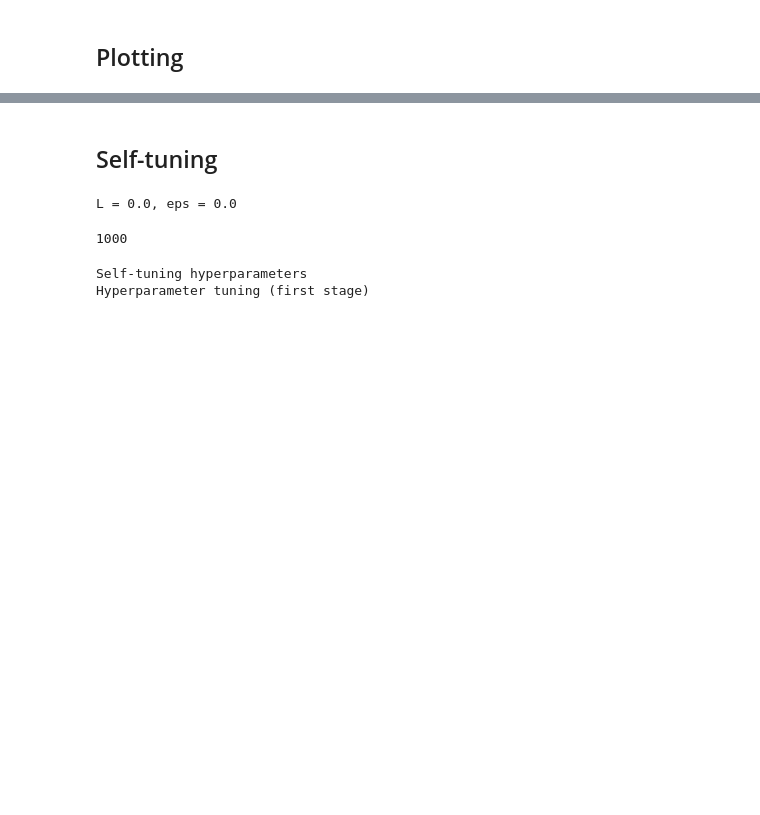
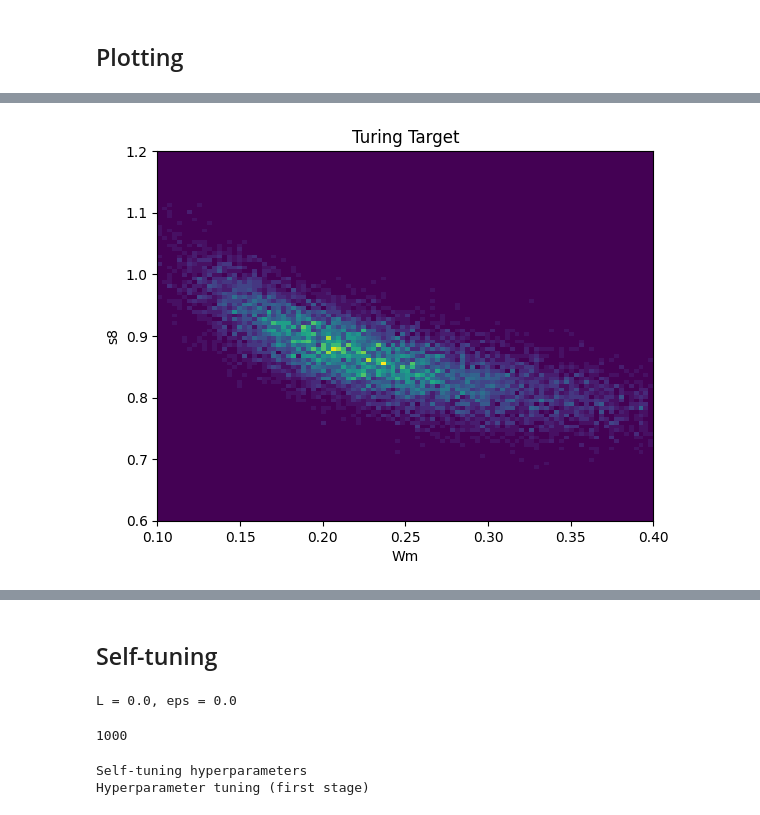
Before and after one commit to JaimeRZP/CMBLensing_MicroCanonicalHMC.jl, a Jupyter notebook: Lab_Turing.ipynb, the cells around one changed output, grey strips where cells are left out. Drawn from its saved outputs; the diff is of its cells as text; code cells hidden in the pictures; blank space fills up the shorter version.

```diff
--- a/Lab_Turing.ipynb
+++ b/Lab_Turing.ipynb
@@ -105,0 +128,3 @@ plt.title("Turing Target");
+# %%
+samples_hmc = sample(stat_model, NUTS(500, 0.65),
+                  10000, progress=true; save_state=true)
@@ -105,0 +168,10 @@ plt.title("Turing Target");
+# %%
+Wms_hmc = vec(samples_hmc["Ωm"])
+s8s_hmc = vec(samples_hmc["σ8"]);
+# %%
+plt.hist2d(Wms_hmc, s8s_hmc, bins=100, range=[[0.1, 0.4],[0.6, 1.2]]);
+plt.xlabel("Wm")
+plt.ylabel("s8")
+plt.title("Turing Target");
+# %% [output]
+[figure, added]
```
Also changed, not shown: parts of 13 cells of this notebook, 2 other files.
